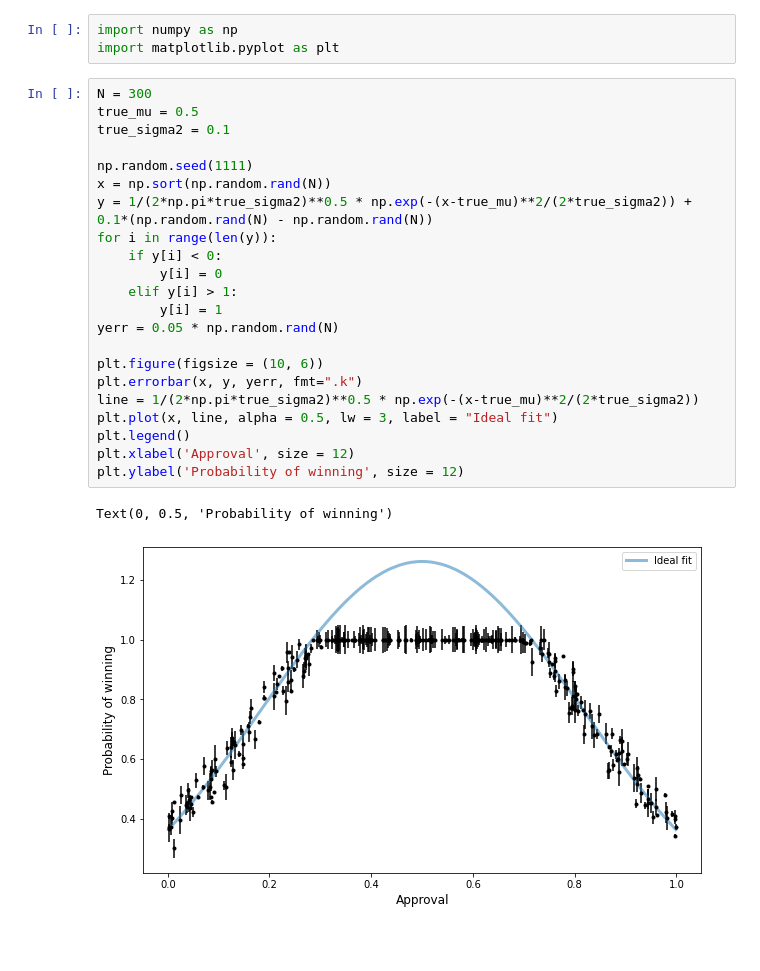
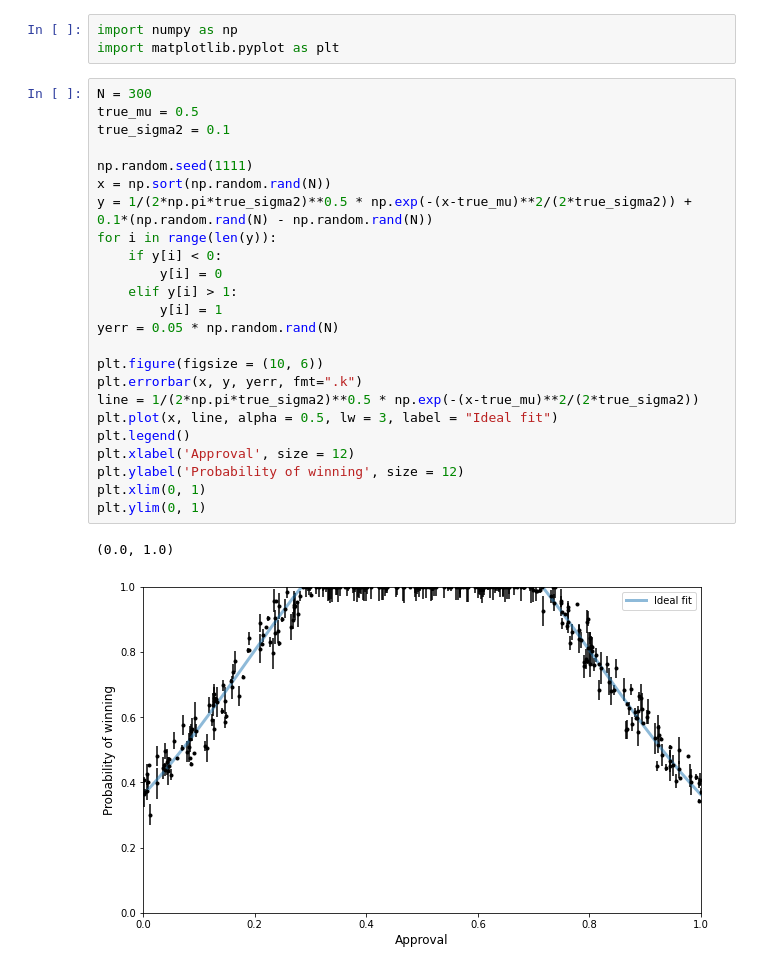
Before and after one commit to jmanlarkin/Phys321_FinalProject, a Jupyter notebook: Gaussian model.ipynb, the cells around one changed output. Saved outputs shown, nothing was run; the diff lists cells and outputs as text; blank space fills up the shorter version.

```diff
--- a/Gaussian model.ipynb
+++ b/Gaussian model.ipynb
@@ -4,26 +4,28 @@ import matplotlib.pyplot as plt
 # %%
 N = 300
 true_mu = 0.5
 true_sigma2 = 0.1
 
 np.random.seed(1111)
 x = np.sort(np.random.rand(N))
 y = 1/(2*np.pi*true_sigma2)**0.5 * np.exp(-(x-true_mu)**2/(2*true_sigma2)) + 0.1*(np.random.rand(N) - np.random.rand(N))
 for i in range(len(y)):
     if y[i] < 0:
         y[i] = 0
     elif y[i] > 1:
         y[i] = 1
 yerr = 0.05 * np.random.rand(N)
 
 plt.figure(figsize = (10, 6))
 plt.errorbar(x, y, yerr, fmt=".k")
 line = 1/(2*np.pi*true_sigma2)**0.5 * np.exp(-(x-true_mu)**2/(2*true_sigma2))
 plt.plot(x, line, alpha = 0.5, lw = 3, label = "Ideal fit")
 plt.legend()
 plt.xlabel('Approval', size = 12)
 plt.ylabel('Probability of winning', size = 12)
+plt.xlim(0, 1)
+plt.ylim(0, 1)
 # %% [output]
-Text(0, 0.5, 'Probability of winning')
+(0.0, 1.0)
-[figure, old version]
+[figure, new version]
 # %%
```
Also changed, not shown: parts of 4 cells of this notebook.
